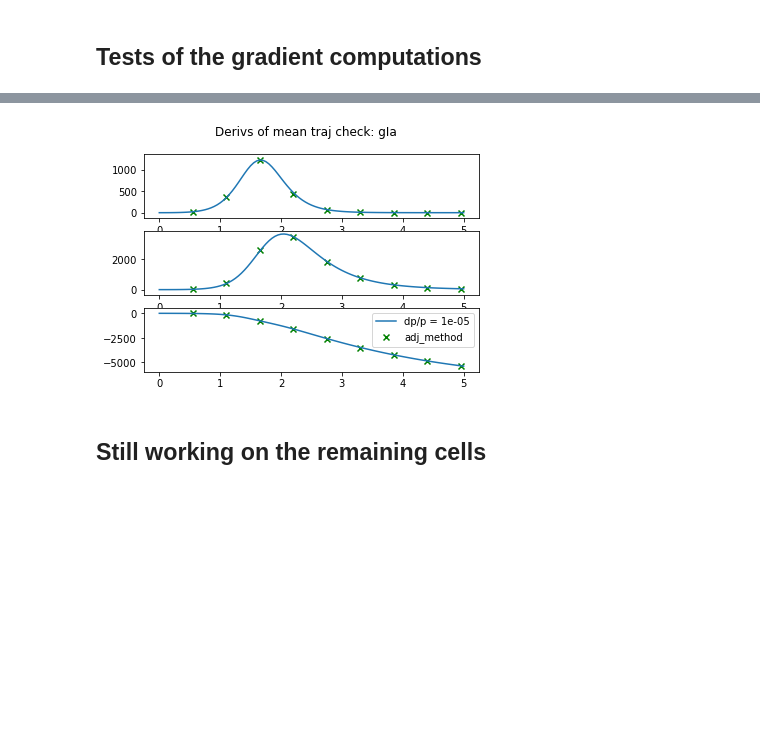
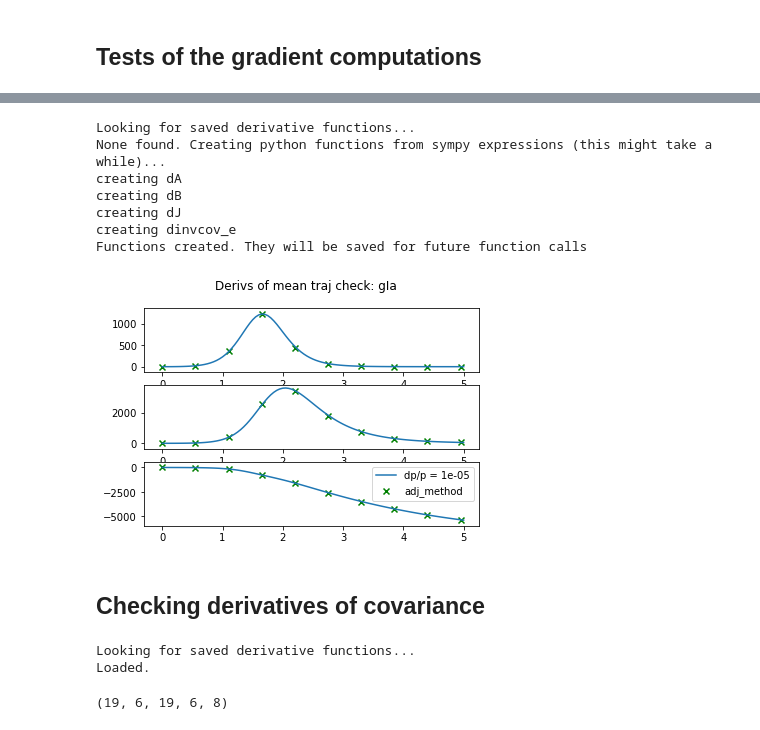
Before and after one commit to vishalbelsare/pyross, a Jupyter notebook: examples/inference/gradient_computation/ex-gradient_computation.ipynb, the cells around one changed output, grey strips where cells are left out. Drawn from its saved outputs; the diff is of its cells as text; code cells hidden in the pictures; blank space fills up the shorter version.

```diff
--- a/examples/inference/gradient_computation/ex-gradient_computation.ipynb
+++ b/examples/inference/gradient_computation/ex-gradient_computation.ipynb
@@ -79,10 +79,12 @@ T1 = np.zeros( (steps, M*nClass, M*nClass))
 T2 = np.zeros( (steps, M*nClass, M*nClass))
 for k,ts in enumerate(time_points+dt):
     xf=xd[k]
-    estimator._obtain_time_evol_op(sol, t1, ts)
-    T1[k,:,:] = estimator.U
     estimator._obtain_time_evol_op_2(sol, t1, ts)
     T2[k,:,:] = estimator.U
+
+init_fltr = np.ones((M*nClass), dtype=bool)
+T1 = estimator.dmudx0(init_fltr, sol, t2, Nf)
+print(T1.shape)
 
 fig, axs = plt.subplots(M*nClass,M*nClass, figsize=(10, 12))
 axs = np.ndarray.flatten(axs)
@@ -132,6 +127,9 @@ keys = np.ones((nParams,M), dtype=int)
 estimator.set_det_model(inference_parameters)
 nSamples=10
 nBlock=steps//(nSamples-1)
-dtraj = estimator.dmudp(x0, t1, t2, nSamples, rtol=1e-4)
+
+_, sol = estimator.integrate(x0, 0, t2, Nf, dense_output=True)
+estimator.lambdify_derivative_functions(['betaIa'])
+dtraj = estimator.dmudp(['betaIa'], sol, t2, nSamples, rtol=1e-4)
 print(dtraj.shape)
 # %% [output]
@@ -146,7 +146,7 @@ fig, axs = plt.subplots(nClass)
 axs = np.ndarray.flatten(axs)
 for k, axx in enumerate(axs):
     axx.plot(time_points, dxdp[:,k], label=f"dp/p = {1/scale}")
-    axx.scatter(time_points[nBlock::nBlock], np.sum(dtraj[:, k, 0:2], axis=1), marker='x', color='green', label=f"adj_method")
+    axx.scatter(time_points[::nBlock], np.sum(dtraj[:, k, :], axis=1), marker='x', color='green', label=f"adj_method")
 plt.suptitle("Derivs of mean traj check: betaIa")
 plt.legend()
 plt.show()
@@ -155,18 +155,27 @@ plt.show()
 # %%
 ## Find derivatives wrt the params via finite difference
 scale=1e5
 xp, xm, dp = dtrajdp_FD('gIa', scale=scale)
 dxdp=(xp-xm)/(2*dp)
 
+
+estimator.lambdify_derivative_functions(['gIa'])
+dtraj = estimator.dmudp(['gIa'], sol, t2, nSamples, rtol=1e-4)
+
 fig, axs = plt.subplots(nClass)
 axs = np.ndarray.flatten(axs)
 for k, axx in enumerate(axs):
     axx.plot(time_points, dxdp[:,k], label=f"dp/p = {1/scale}")
-    axx.scatter(time_points[nBlock::nBlock], np.sum(dtraj[:,k,4:6], axis=1), marker='x', color='green', label=f"adj_method")
+    axx.scatter(time_points[::nBlock], np.sum(dtraj[:,k], axis=1), marker='x', color='green', label=f"adj_method")
 plt.suptitle("Derivs of mean traj check: gIa")
 plt.legend()
 plt.show()
 # %% [output]
+Looking for saved derivative functions...
+None found. Creating python functions from sympy expressions (this might take a while)...
+creating dA
+creating dB
+creating dJ
+creating dinvcov_e
+Functions created. They will be saved for future function calls
-[figure, old version]
+[figure, new version]
-# %% [markdown]
-## Still working on the remaining cells
@@ -181,0 +182,20 @@ plt.show()
+# %% [markdown]
+## Checking derivatives of covariance
+# %%
+nSamples = 20
+init_fltr = np.ones((M*nClass), dtype=bool)
+estimator.set_params(inference_parameters)
+estimator.set_det_model(inference_parameters)
+estimator.lambdify_derivative_functions(['betaIa'])
+dcovdp = estimator.dfullcovdp(['betaIa'], init_fltr, sol, t2, nSamples)
+# %% [output]
+Looking for saved derivative functions...
+Loaded.
+# %%
+print(dcovdp.shape)
+rdim = (nSamples-1)*6
+dcovdp2 = dcovdp.reshape((rdim, rdim, M+M*nClass)) # 2 for params + initial conditions
+dcovdBetaIa = np.sum(dcovdp2[:, :, 0:2], axis=2)
+dcovdx0 = dcovdp2[:, :, 2] # dcovdx0[0]
+# %% [output]
+(19, 6, 19, 6, 8)
```
Also changed, not shown: parts of 20 cells of this notebook, 9 other files.
